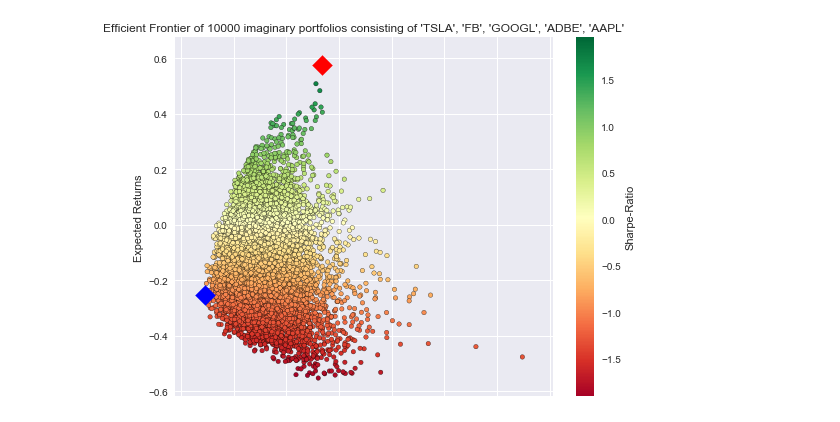
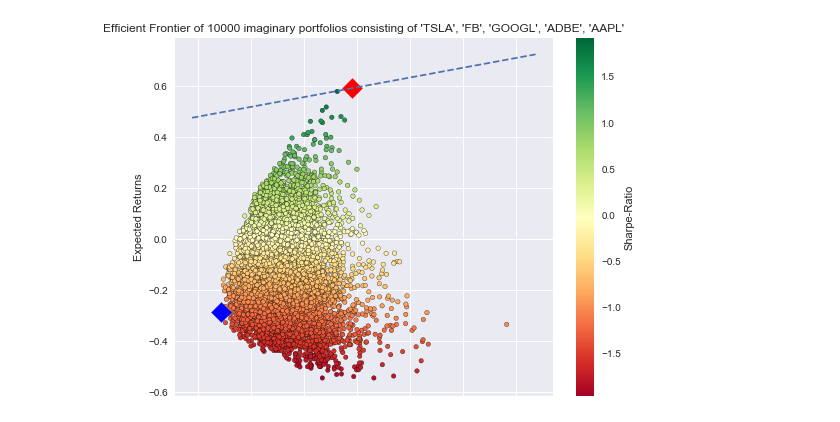
Before and after one commit to andrewhwanpark/efficient-portfolio, a Jupyter notebook: effport.ipynb, the cells around one changed output. Drawn from its saved outputs; the diff is of its cells as text; code cells hidden in the pictures.

Commit message:
Added Capital Allocation Line

```diff
--- a/effport.ipynb
+++ b/effport.ipynb
@@ -27,7 +27,7 @@ cov_daily = returns_daily.cov() # Generate covariance matrix
 cov_annual = cov_daily * 252 # Annualize covmat
 
 # Risk Free Return Rate
-risk_free = 0
+risk_free = 0.02
 
 # Lists to store portfolio attributes
 port_returns = []
@@ -47,7 +47,7 @@ for port in range(num_portfolio):
     volatility = np.sqrt(np.dot(weights.T, np.dot(cov_annual, weights))) # Portfolio Standard Deviation
 
     # Calculate Sharpe Ratio
-    sharpe = returns / volatility
+    sharpe = (returns - risk_free) / volatility
     sharpe_ratio.append(sharpe)
 
     # Add calculated values into appropriate lists
@@ -63,31 +63,35 @@ portfolio = {
 
 # extend portfolio to accomodate ticker & weight
 for counter, symbol in enumerate(selected):
     portfolio[symbol + ' Weight'] = [Weight[counter] for Weight in stock_weight]
 
 df = pd.DataFrame(portfolio)
 
 column_order = ['Returns', 'Volatility', 'Sharpe-Ratio'] + [stock + ' Weight' for stock in selected]
 
 df = df[column_order]
 
 # Calculate min_vol and max_SR
 min_volatility = df['Volatility'].min()
 max_sharpe = df['Sharpe-Ratio'].max()
 
 sharpe_portfolio = df.loc[df['Sharpe-Ratio'] == max_sharpe]
 min_variance_portfolio = df.loc[df['Volatility'] == min_volatility]
 
 plt.style.use('seaborn')
 df.plot.scatter(x='Volatility', y='Returns', c='Sharpe-Ratio', cmap='RdYlGn', edgecolors='black', grid=True)
 # Plot minimum variance portfolio
 plt.scatter(x=sharpe_portfolio['Volatility'], y=sharpe_portfolio['Returns'], c='red', marker='D', s=200)
 # Plot tangent portfolio
 plt.scatter(x=min_variance_portfolio['Volatility'], y=min_variance_portfolio['Returns'], c='blue', marker='D', s=200)
+# Plot the Capital Allocation Line
+axes = plt.gca()
+x_vals = np.array(axes.get_xlim())
+plt.plot(x_vals, risk_free + (max_sharpe * x_vals), '--')
 plt.xlabel('Volatility')
 plt.ylabel('Expected Returns')
 plt.title('Efficient Frontier of ' + str(num_portfolio) + ' imaginary portfolios consisting of ' + str(selected).strip('[]'))
 plt.tight_layout()
 plt.show()
 # %% [output]
-[figure, old version]
+[figure, new version]
```
Also changed, not shown: 1 other file.
